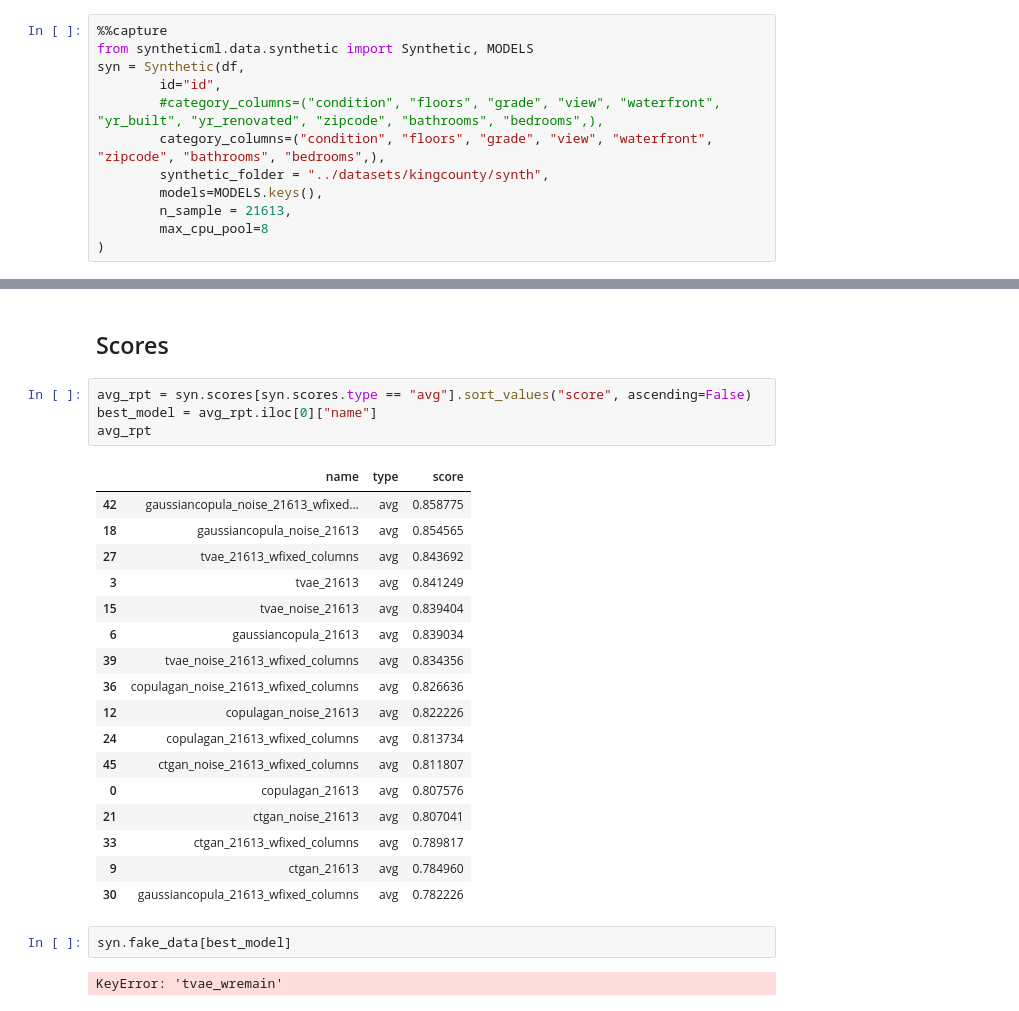
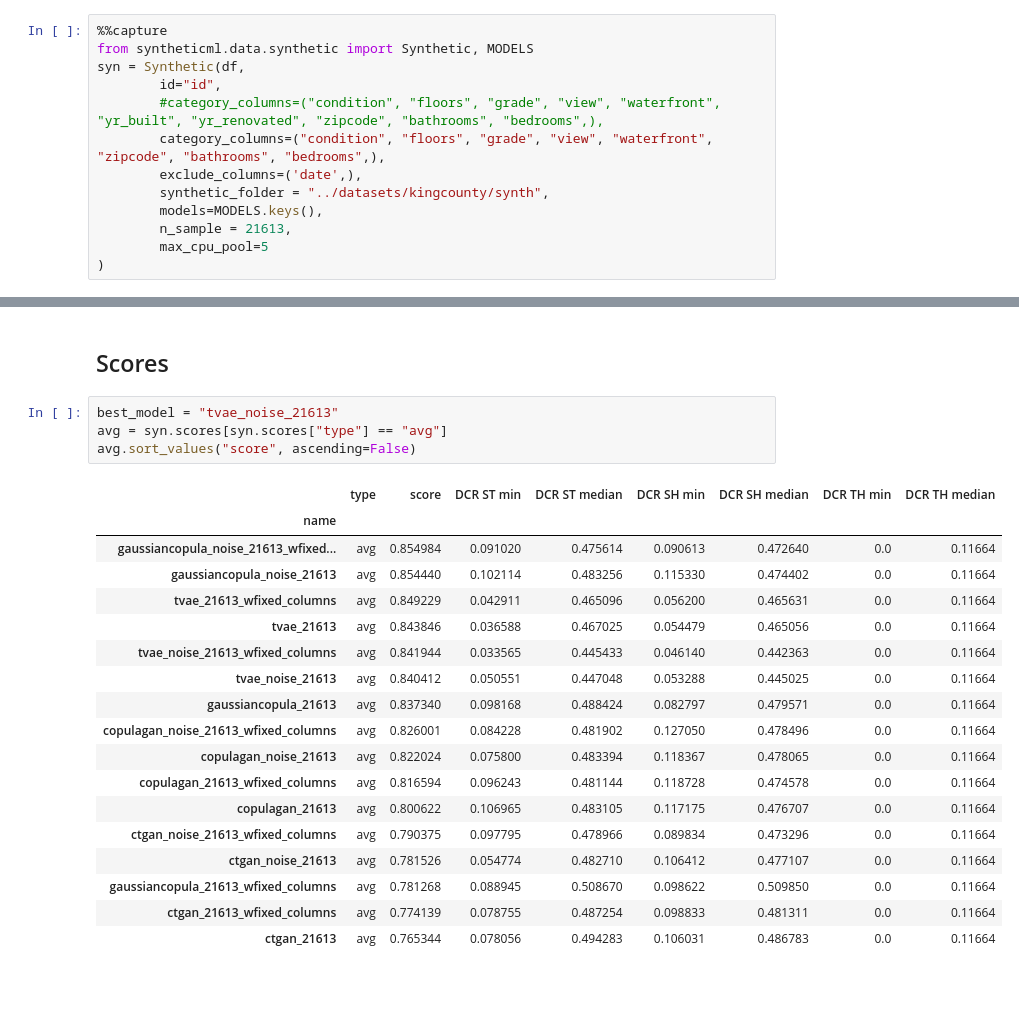
Before and after one commit to gvillarroel/synthetic-data-for-text, a Jupyter notebook: notebooks/kingcounty.ipynb, the cells around one changed output, grey strips where cells are left out. Drawn from its saved outputs; the diff is of its cells as text; blank space fills up the shorter version.

```diff
--- a/notebooks/kingcounty.ipynb
+++ b/notebooks/kingcounty.ipynb
@@ -23,10 +24,11 @@ syn = Synthetic(df,
         id="id",
         #category_columns=("condition", "floors", "grade", "view", "waterfront", "yr_built", "yr_renovated", "zipcode", "bathrooms", "bedrooms",),
         category_columns=("condition", "floors", "grade", "view", "waterfront", "zipcode", "bathrooms", "bedrooms",),
+        exclude_columns=('date',),
         synthetic_folder = "../datasets/kingcounty/synth",
         models=MODELS.keys(),
         n_sample = 21613,
-        max_cpu_pool=8
+        max_cpu_pool=5
 )
 # %%
 %%capture  --no-display
@@ -70,31 +71,28 @@ metrics[metrics.is_categorical].dropna(axis=1, how='all')
 # %% [markdown]
 ## Scores
 # %%
-avg_rpt = syn.scores[syn.scores.type == "avg"].sort_values("score", ascending=False)
-best_model = avg_rpt.iloc[0]["name"]
-avg_rpt
+best_model = "tvae_noise_21613"
+avg = syn.scores[syn.scores["type"] == "avg"]
+avg.sort_values("score", ascending=False)
 # %% [output]
-|  | name | type | score |
-| 42 | gaussiancopula_noise_21613_wfixed... | avg | 0.858775 |
-| 18 | gaussiancopula_noise_21613 | avg | 0.854565 |
-| 27 | tvae_21613_wfixed_columns | avg | 0.843692 |
-| 3 | tvae_21613 | avg | 0.841249 |
-| 15 | tvae_noise_21613 | avg | 0.839404 |
-| 6 | gaussiancopula_21613 | avg | 0.839034 |
-| 39 | tvae_noise_21613_wfixed_columns | avg | 0.834356 |
-| 36 | copulagan_noise_21613_wfixed_columns | avg | 0.826636 |
-| 12 | copulagan_noise_21613 | avg | 0.822226 |
-| 24 | copulagan_21613_wfixed_columns | avg | 0.813734 |
-| 45 | ctgan_noise_21613_wfixed_columns | avg | 0.811807 |
-| 0 | copulagan_21613 | avg | 0.807576 |
-| 21 | ctgan_noise_21613 | avg | 0.807041 |
-| 33 | ctgan_21613_wfixed_columns | avg | 0.789817 |
-| 9 | ctgan_21613 | avg | 0.784960 |
-| 30 | gaussiancopula_21613_wfixed_columns | avg | 0.782226 |
+|  | type | score | DCR ST min | DCR ST median | DCR SH min | DCR SH median | DCR TH min | DCR TH median |
+| name |  |  |  |  |  |  |  |  |
+| gaussiancopula_noise_21613_wfixed... | avg | 0.854984 | 0.091020 | 0.475614 | 0.090613 | 0.472640 | 0.0 | 0.11664 |
+| gaussiancopula_noise_21613 | avg | 0.854440 | 0.102114 | 0.483256 | 0.115330 | 0.474402 | 0.0 | 0.11664 |
+| tvae_21613_wfixed_columns | avg | 0.849229 | 0.042911 | 0.465096 | 0.056200 | 0.465631 | 0.0 | 0.11664 |
+| tvae_21613 | avg | 0.843846 | 0.036588 | 0.467025 | 0.054479 | 0.465056 | 0.0 | 0.11664 |
+| tvae_noise_21613_wfixed_columns | avg | 0.841944 | 0.033565 | 0.445433 | 0.046140 | 0.442363 | 0.0 | 0.11664 |
+| tvae_noise_21613 | avg | 0.840412 | 0.050551 | 0.447048 | 0.053288 | 0.445025 | 0.0 | 0.11664 |
+| gaussiancopula_21613 | avg | 0.837340 | 0.098168 | 0.488424 | 0.082797 | 0.479571 | 0.0 | 0.11664 |
+| copulagan_noise_21613_wfixed_columns | avg | 0.826001 | 0.084228 | 0.481902 | 0.127050 | 0.478496 | 0.0 | 0.11664 |
+| copulagan_noise_21613 | avg | 0.822024 | 0.075800 | 0.483394 | 0.118367 | 0.478065 | 0.0 | 0.11664 |
+| copulagan_21613_wfixed_columns | avg | 0.816594 | 0.096243 | 0.481144 | 0.118728 | 0.474578 | 0.0 | 0.11664 |
+| copulagan_21613 | avg | 0.800622 | 0.106965 | 0.483105 | 0.117175 | 0.476707 | 0.0 | 0.11664 |
+| ctgan_noise_21613_wfixed_columns | avg | 0.790375 | 0.097795 | 0.478966 | 0.089834 | 0.473296 | 0.0 | 0.11664 |
+| ctgan_noise_21613 | avg | 0.781526 | 0.054774 | 0.482710 | 0.106412 | 0.477107 | 0.0 | 0.11664 |
+| gaussiancopula_21613_wfixed_columns | avg | 0.781268 | 0.088945 | 0.508670 | 0.098622 | 0.509850 | 0.0 | 0.11664 |
+| ctgan_21613_wfixed_columns | avg | 0.774139 | 0.078755 | 0.487254 | 0.098833 | 0.481311 | 0.0 | 0.11664 |
+| ctgan_21613 | avg | 0.765344 | 0.078056 | 0.494283 | 0.106031 | 0.486783 | 0.0 | 0.11664 |
-# %%
-syn.fake_data[best_model]
-# %% [output]
-KeyError: 'tvae_wremain'
 # %%
 from syntheticml.data.charts import Charts
 for fig in syn.get_charts(best_model, {'date', 'id', 'zipcode', 'lat', 'long', 'yr_renovated'}):
```
Also changed, not shown: parts of 6 cells of this notebook, 7 other files.
